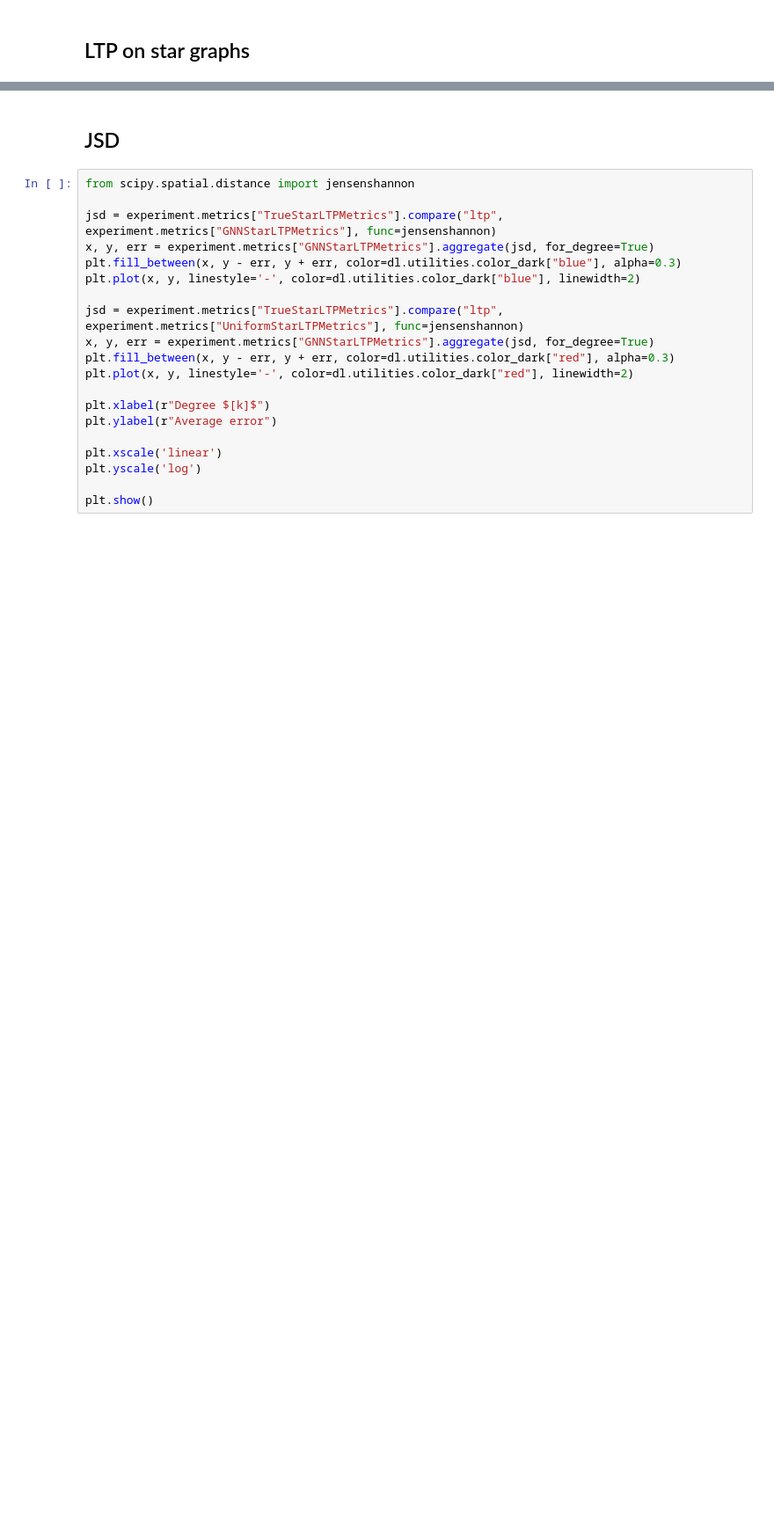
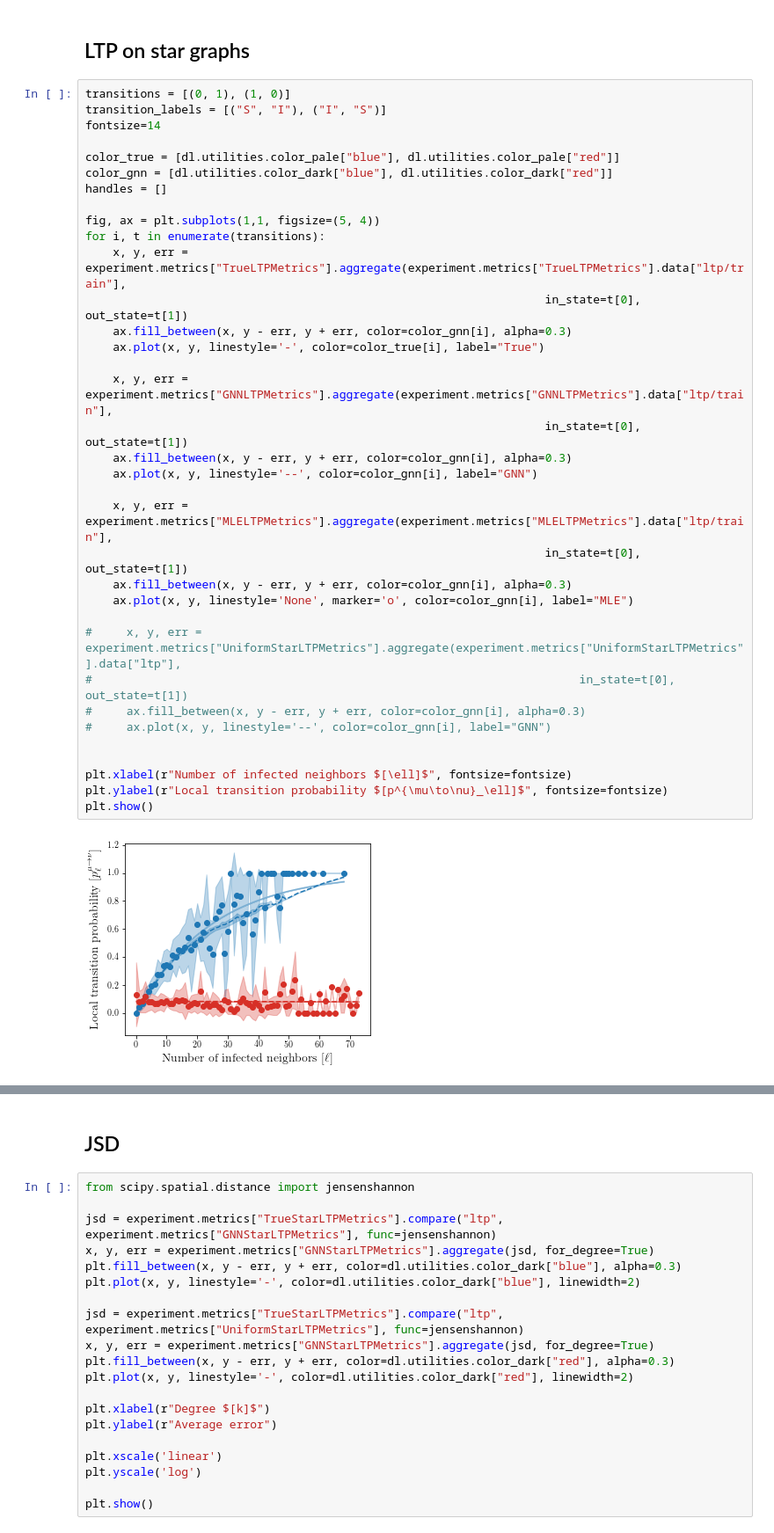
Before and after one commit to charlesmurphy1/dynalearn, a Jupyter notebook: notebooks/visualization.ipynb, the cells around one changed output, grey strips where cells are left out. Shown at 88% size. Saved outputs shown, nothing was run; the diff lists cells and outputs as text; blank space fills up the shorter version.

```diff
--- a/notebooks/visualization.ipynb
+++ b/notebooks/visualization.ipynb
@@ -10,3 +10,40 @@ experiment = dl.Experiment.from_file(os.path.join(path, "config.pickle"))
 experiment.load()
 # %% [markdown]
 ## LTP on star graphs
+# %%
+transitions = [(0, 1), (1, 0)]
+transition_labels = [("S", "I"), ("I", "S")]
+fontsize=14
+
+color_true = [dl.utilities.color_pale["blue"], dl.utilities.color_pale["red"]]
+color_gnn = [dl.utilities.color_dark["blue"], dl.utilities.color_dark["red"]]
+handles = []
+
+fig, ax = plt.subplots(1,1, figsize=(5, 4))
+for i, t in enumerate(transitions):
+    x, y, err = experiment.metrics["TrueLTPMetrics"].aggregate(experiment.metrics["TrueLTPMetrics"].data["ltp/train"],
+                                                                   in_state=t[0], out_state=t[1])
+    ax.fill_between(x, y - err, y + err, color=color_gnn[i], alpha=0.3)
+    ax.plot(x, y, linestyle='-', color=color_true[i], label="True")
+
+    x, y, err = experiment.metrics["GNNLTPMetrics"].aggregate(experiment.metrics["GNNLTPMetrics"].data["ltp/train"],
+                                                                   in_state=t[0], out_state=t[1])
+    ax.fill_between(x, y - err, y + err, color=color_gnn[i], alpha=0.3)
+    ax.plot(x, y, linestyle='--', color=color_gnn[i], label="GNN")
+
+    x, y, err = experiment.metrics["MLELTPMetrics"].aggregate(experiment.metrics["MLELTPMetrics"].data["ltp/train"],
+                                                                   in_state=t[0], out_state=t[1])
+    ax.fill_between(x, y - err, y + err, color=color_gnn[i], alpha=0.3)
+    ax.plot(x, y, linestyle='None', marker='o', color=color_gnn[i], label="MLE")
+
+#     x, y, err = experiment.metrics["UniformStarLTPMetrics"].aggregate(experiment.metrics["UniformStarLTPMetrics"].data["ltp"],
+#                                                                       in_state=t[0], out_state=t[1])
+#     ax.fill_between(x, y - err, y + err, color=color_gnn[i], alpha=0.3)
+#     ax.plot(x, y, linestyle='--', color=color_gnn[i], label="GNN")
+
+
+plt.xlabel(r"Number of infected neighbors $[\ell]$", fontsize=fontsize)
+plt.ylabel(r"Local transition probability $[p^{\mu\to\nu}_\ell]$", fontsize=fontsize)
+plt.show()
+# %% [output]
+[figure, added]
```
Also changed, not shown: parts of 5 cells of this notebook, 4 other files.
